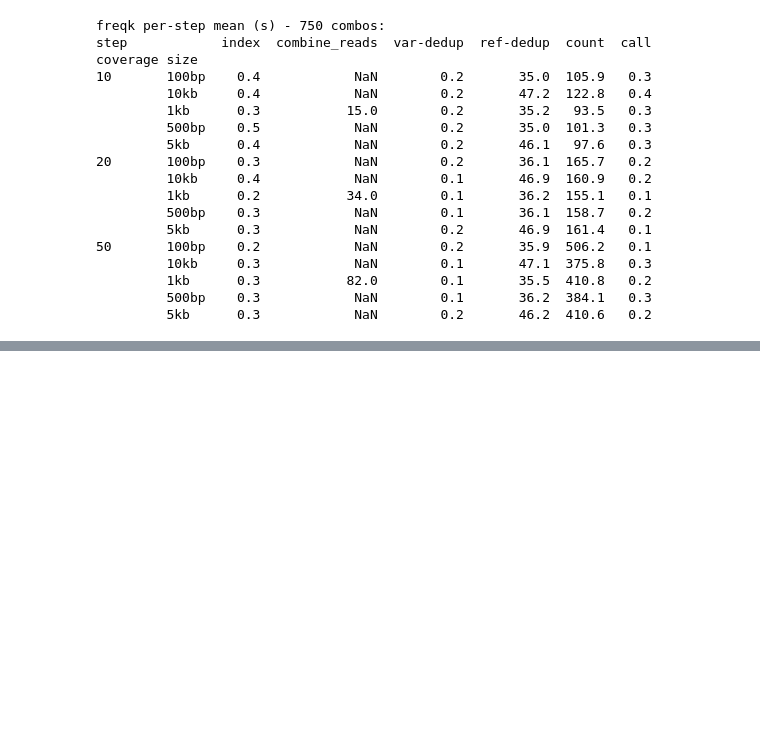
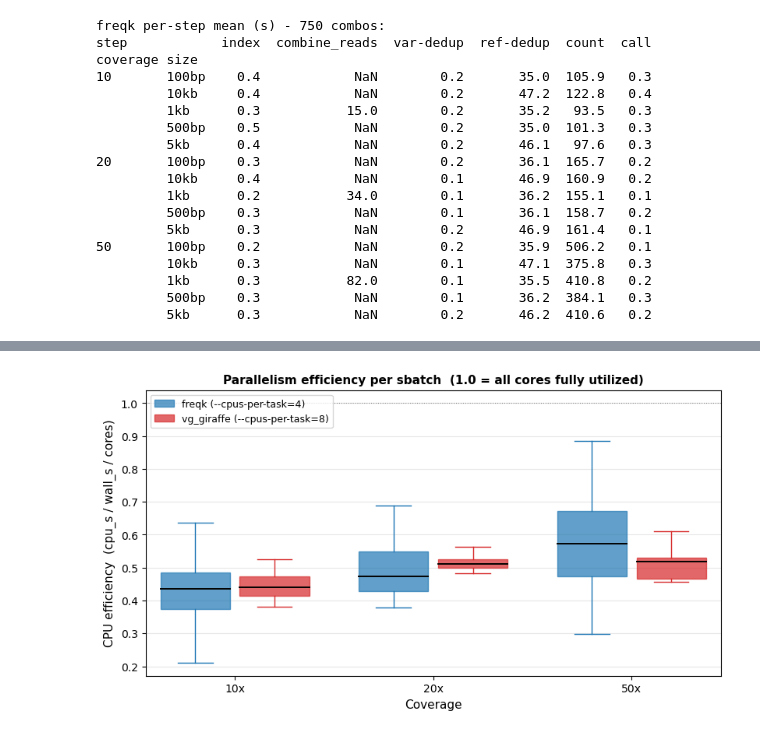
Before and after one commit to Tatianabellagio/visor_freqk, a Jupyter notebook: summaries/freqk_vs_vg_giraffe.ipynb, the cells around one changed output, grey strips where cells are left out. Cells and saved outputs as stored; diff of their text form; code cells hidden in the pictures; blank space fills up the shorter version.

```diff
--- a/summaries/freqk_vs_vg_giraffe.ipynb
+++ b/summaries/freqk_vs_vg_giraffe.ipynb
@@ -725,0 +931,39 @@ coverage size
+# %%
+fig, ax = plt.subplots(figsize=(8, 4.4), constrained_layout=True)
+
+box_positions = np.arange(len(COV_ORDER)) * 2.0
+offsets       = {'freqk': -0.4, 'vg_giraffe': 0.4}
+
+for mth in METHODS:
+    for j, cov in enumerate(COV_ORDER):
+        vals = merged[(merged['method'] == mth) & (merged['coverage'] == cov)]['cpu_eff'].dropna().values
+        if len(vals) == 0:
+            continue
+        ax.boxplot([vals],
+                   positions=[box_positions[j] + offsets[mth]],
+                   widths=0.7, patch_artist=True, showfliers=False,
+                   boxprops=dict(facecolor=METHOD_COLOR[mth], alpha=0.7,
+                                 edgecolor=METHOD_COLOR[mth]),
+                   medianprops=dict(color='black', linewidth=1.4),
+                   whiskerprops=dict(color=METHOD_COLOR[mth]),
+                   capprops=dict(color=METHOD_COLOR[mth]))
+
+ax.axhline(1.0, color='0.5', lw=0.8, ls=':', label='perfect (1.0)')
+ax.set_xticks(box_positions)
+ax.set_xticklabels([f'{c}x' for c in COV_ORDER], fontsize=10)
+ax.set_xlabel('Coverage', fontsize=11)
+ax.set_ylabel('CPU efficiency  (cpu_s / wall_s / cores)', fontsize=11)
+ax.set_title('Parallelism efficiency per sbatch  (1.0 = all cores fully utilized)',
+             fontsize=11, fontweight='bold')
+ax.grid(axis='y', alpha=0.3); ax.set_axisbelow(True)
+
+handles = [mpatches.Patch(color=METHOD_COLOR[m], alpha=0.7,
+                          label=f'{m} (--cpus-per-task={4 if m=="freqk" else 8})')
+           for m in METHODS]
+ax.legend(handles=handles, loc='upper left', fontsize=9, frameon=True)
+
+plt.savefig(f'{PLOT_DIR}/freqk_vs_vg_cpu_efficiency.png',
+            bbox_inches='tight', dpi=200)
+plt.show()
+# %% [output]
+[figure, added]
```
Also changed, not shown: parts of 5 cells of this notebook, 1 other file.
